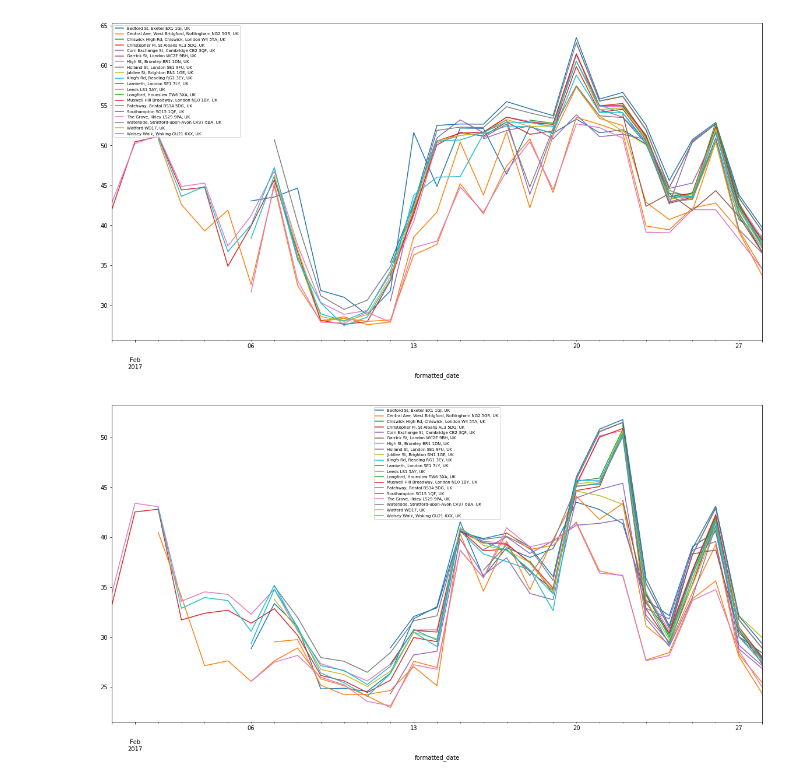
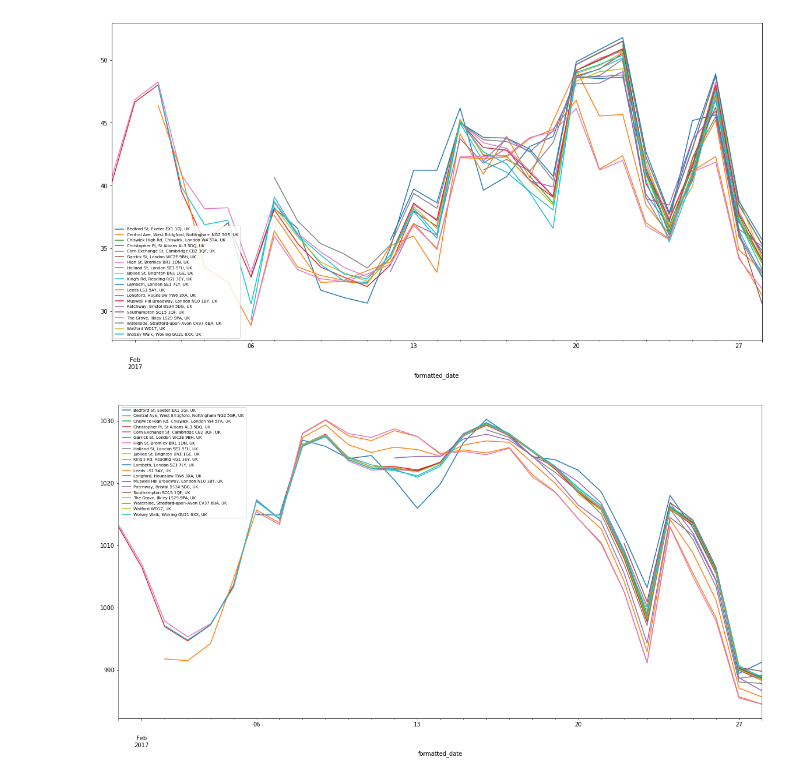
Before and after one commit to abhisekhpatra/task-2, a Jupyter notebook: weather_explore.ipynb, the cells around one changed output. Drawn from its saved outputs; the diff is of its cells as text; code cells hidden in the pictures.

```diff
--- a/weather_explore.ipynb
+++ b/weather_explore.ipynb
@@ -98,0 +201,23 @@ df
+# %%
+import pandas as pd
+import numpy as np
+import matplotlib.pyplot as plt
+print """
+    The line chart below shows the maximum temperature trend for all the locations. We can a very similar trend in most
+    locations.In between 6th and 3rd Feburary the temperature was below 0 degree celsius.
+    Temperatures rose to 18 degree celsius between 19th and 22nd Feburary
+    """
+
+data=pd.read_csv('Data.csv')
+fig, ax = plt.subplots(figsize=(20, 10))
+
+labels=[]
+series_data=data.loc[:,['formatted_address','formatted_date','temperatureMax']]
+series_data['formatted_date']=pd.to_datetime(series_data['formatted_date'],format='%m/%d/%Y')
+
+for key, grp in series_data.groupby(['formatted_address']):
+    ax = grp.plot(ax=ax, kind='line', x='formatted_date', y='temperatureMax')
+    labels.append(key)
+lines, _ = ax.get_legend_handles_labels()
+ax.legend(lines, labels,loc='best',fontsize=7)
+plt.show()
@@ -99,38 +229,50 @@ df
 # %%
 import pandas as pd
 import numpy as np
 import matplotlib.pyplot as plt
+
+print """
+    The line chart below shows the minimum temperature trend for all the locations. Temperaures were below 0 degree celsius
+    in Leeds, Kings Road and Wolsey Walk on Feburary 6th.
+    """
 data=pd.read_csv('Data.csv')
 fig, ax = plt.subplots(figsize=(20, 10))
 
 labels=[]
-series_data=data.loc[:,['formatted_address','formatted_date','apparentTemperatureMax']]
+series_data=data.loc[:,['formatted_address','formatted_date','temperatureMin']]
 series_data['formatted_date']=pd.to_datetime(series_data['formatted_date'],format='%m/%d/%Y')
 
 for key, grp in series_data.groupby(['formatted_address']):
-    ax = grp.plot(ax=ax, kind='line', x='formatted_date', y='apparentTemperatureMax')
+    ax = grp.plot(ax=ax, kind='line', x='formatted_date', y='temperatureMin')
     labels.append(key)
 lines, _ = ax.get_legend_handles_labels()
 ax.legend(lines, labels,loc='best',fontsize=7)
 plt.show()
 # %% [output]
-[figure, old version]
+[figure, new version]
 # %%
 import pandas as pd
 import numpy as np
 import matplotlib.pyplot as plt
+
+print """
+    The line chart below shows the pressure trend for all the locations.Pressure was higher when temperaures were closer to 0 degree celsius
+    but as the weather got hot pressure fell down. This is close to the date range 19th to 25th. This can be related to the
+    pivot table where we see precipitation probability higher for few locations. The low pressure colud have caused rainfall.
+    """
+
 data=pd.read_csv('Data.csv')
 fig, ax = plt.subplots(figsize=(20, 10))
 
 labels=[]
-series_data=data.loc[:,['formatted_address','formatted_date','apparentTemperatureMin']]
+series_data=data.loc[:,['formatted_address','formatted_date','pressure']]
 series_data['formatted_date']=pd.to_datetime(series_data['formatted_date'],format='%m/%d/%Y')
 
 for key, grp in series_data.groupby(['formatted_address']):
-    ax = grp.plot(ax=ax, kind='line', x='formatted_date', y='apparentTemperatureMin')
+    ax = grp.plot(ax=ax, kind='line', x='formatted_date', y='pressure')
     labels.append(key)
 lines, _ = ax.get_legend_handles_labels()
 ax.legend(lines, labels,loc='best',fontsize=7)
 plt.show()
 # %% [output]
-[figure, old version]
+[figure, new version]
```
Also changed, not shown: parts of 14 cells of this notebook, 4 other files.
